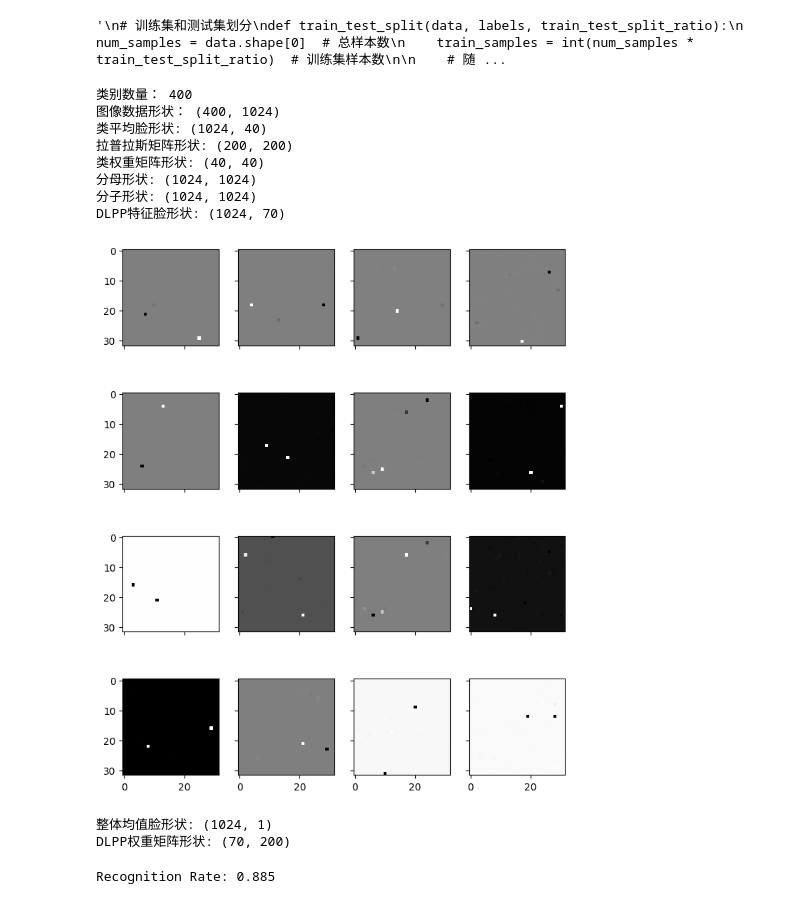
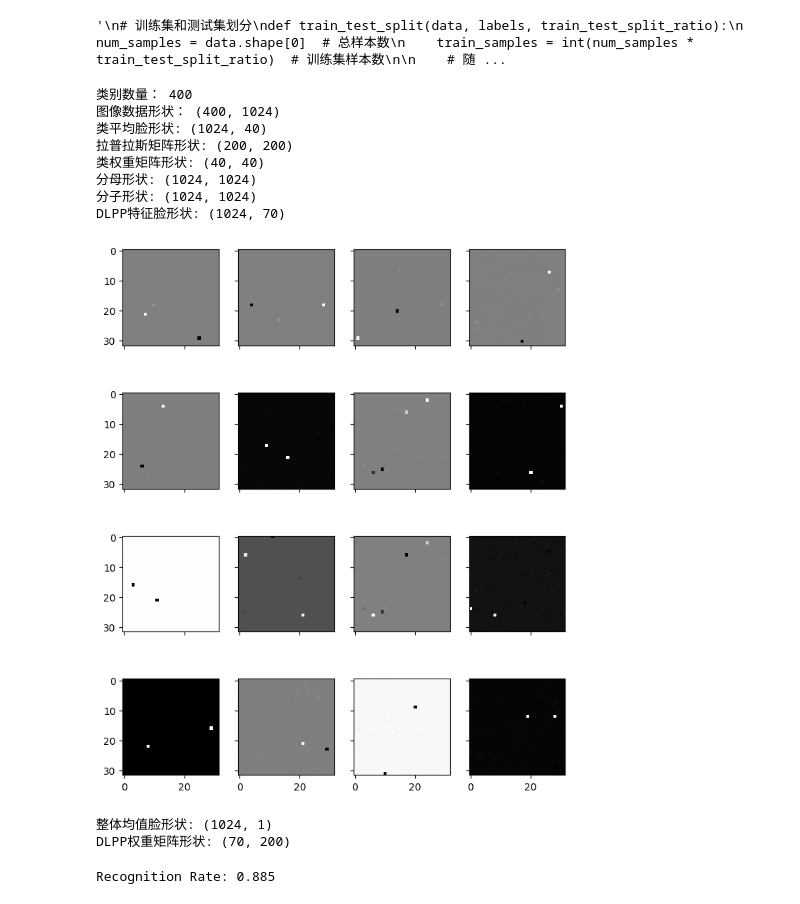
Before and after one commit to TonyHuang6666/Manifold-Learning, a Jupyter notebook: Discriminant Locality Preserving Projection/DLPP-Face Recognition.ipynb, the cells around one changed output. Cells and saved outputs as stored; diff of their text form; code cells hidden in the pictures.

```diff
--- a/Discriminant Locality Preserving Projection/DLPP-Face Recognition.ipynb
+++ b/Discriminant Locality Preserving Projection/DLPP-Face Recognition.ipynb
@@ -334,31 +334,38 @@ def read_images1(dataset_dir, target_size=(32, 32)):
 # %%
 dataset = "ORL"
 data, labels, faceshape = read_images(dataset)
 print("类别数量：", len(labels))
 print("图像数据形状：", data.shape)
 train_data, train_labels, test_data, test_labels = train_test_split(data, labels, train_test_split_ratio=0.5)
 d = 70
+k = 100
+t = 60000
+lpp_method = 'knn'  # 'knn'或'epsilon'
+
+"""
+d = 70
 k = 300
 t = 60000
 lpp_method = 'epsilon'  # 'knn'或'epsilon'
+"""
 dlpp_eigenfaces = DLPP(train_data, train_labels, d, lpp_method, k, t)
 print("DLPP特征脸形状:", dlpp_eigenfaces.shape)
 ShowEigenface(dlpp_eigenfaces, faceshape)
 
 overall_mean = np.mean(train_data, axis=0).reshape(-1, 1)
 print("整体均值脸形状:", overall_mean.shape)
 dlpp_weight_matrix = np.dot(dlpp_eigenfaces.T, train_data.T- overall_mean)
 print("DLPP权重矩阵形状:", dlpp_weight_matrix.shape)
 # %% [output]
 类别数量： 400
 图像数据形状： (400, 1024)
 类平均脸形状: (1024, 40)
 拉普拉斯矩阵形状: (200, 200)
 类权重矩阵形状: (40, 40)
 分母形状: (1024, 1024)
 分子形状: (1024, 1024)
 DLPP特征脸形状: (1024, 70)
-[figure, old version]
+[figure, new version]
 整体均值脸形状: (1024, 1)
 DLPP权重矩阵形状: (70, 200)
 # %%
```
Also changed, not shown: 1 other file.
